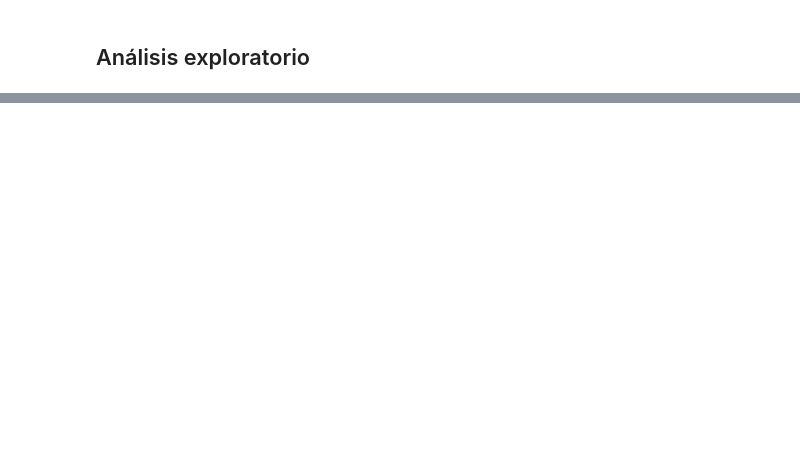
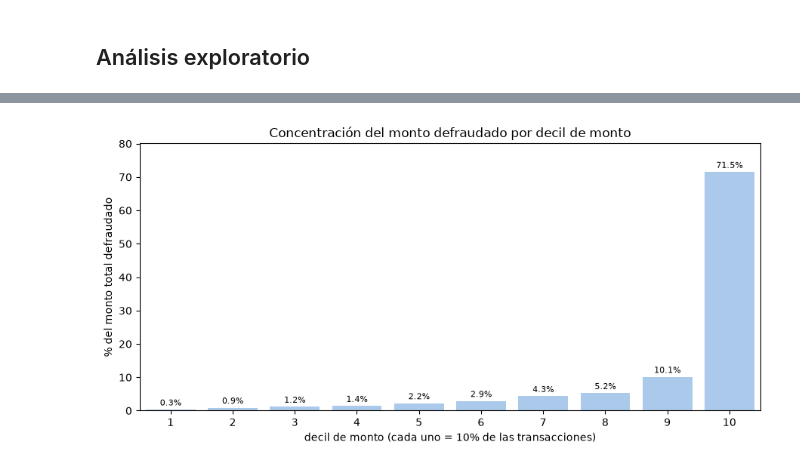
Before and after one commit to mlondono-oc/ml-fraud-detection, a Jupyter notebook: notebooks/01_eda.ipynb, the cells around one changed output, grey strips where cells are left out. Drawn from its saved outputs; the diff is of its cells as text; code cells hidden in the pictures; blank space fills up the shorter version.

```diff
--- a/notebooks/01_eda.ipynb
+++ b/notebooks/01_eda.ipynb
@@ -401,0 +533,28 @@ for col in num_cols:
+# %%
+# 3. Concentración del monto defraudado
+df['decil_monto'] = pd.qcut(df['monto'], 10, labels=False) + 1
+
+resumen_monto = df.groupby('decil_monto').agg(
+    monto_minimo=('monto', 'min'),
+    monto_maximo=('monto', 'max'),
+    fraudes=('fraude', 'sum'),
+    tasa_fraude=('fraude', 'mean'),
+)
+resumen_monto['tasa_fraude'] *= 100
+
+monto_defraudado = df[df['fraude'] == 1].groupby('decil_monto')['monto'].sum()
+resumen_monto['monto_defraudado'] = monto_defraudado
+resumen_monto['% del monto defraudado'] = monto_defraudado / monto_defraudado.sum() * 100
+
+fig, ax = plt.subplots(figsize=(9, 4.5))
+sns.barplot(x=resumen_monto.index, y=resumen_monto['% del monto defraudado'], ax=ax,
+            color=sns.color_palette(paleta_color)[0])
+ax.bar_label(ax.containers[0], fmt='%.1f%%', fontsize=8, padding=2)
+ax.set_title('Concentración del monto defraudado por decil de monto')
+ax.set_xlabel('decil de monto (cada uno = 10% de las transacciones)')
+ax.set_ylabel('% del monto total defraudado')
+ax.margins(y=0.12)
+fig.tight_layout()
+
+display(resumen_monto.round(2))
+# %% [output]
@@ -401,0 +573 @@ for col in num_cols:
+[figure, added]
```
Also changed, not shown: parts of 12 cells of this notebook.
